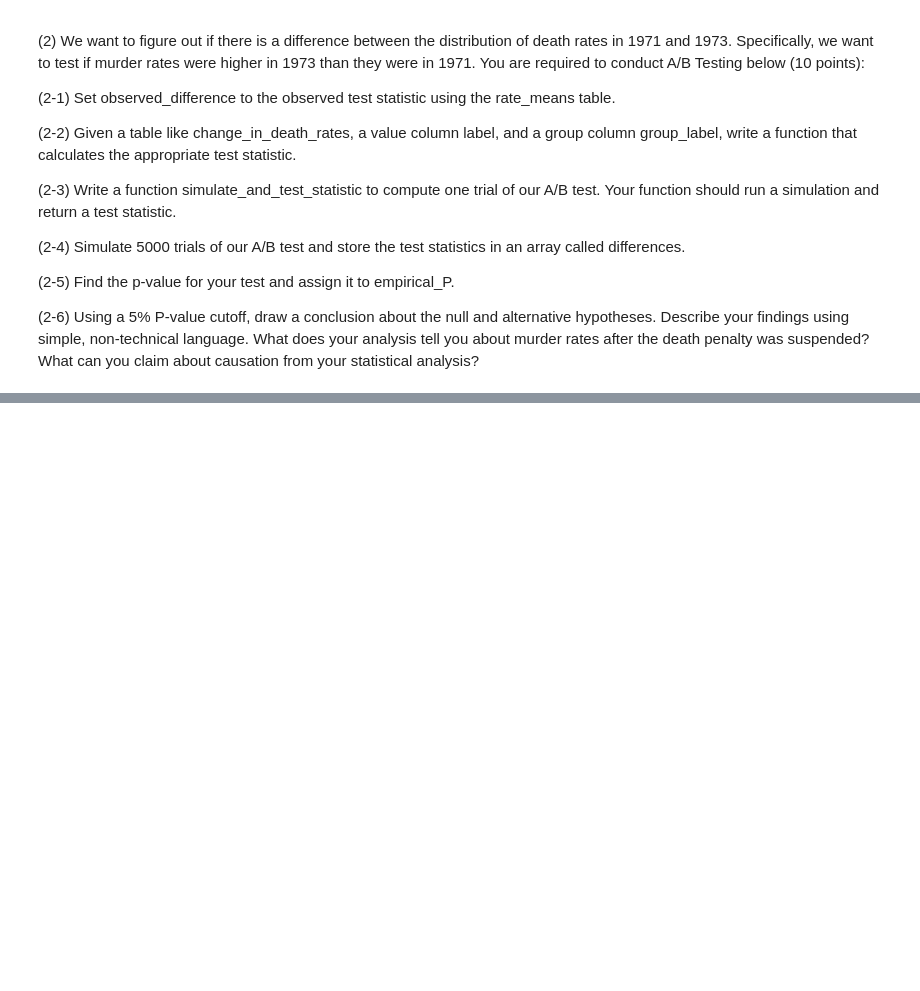
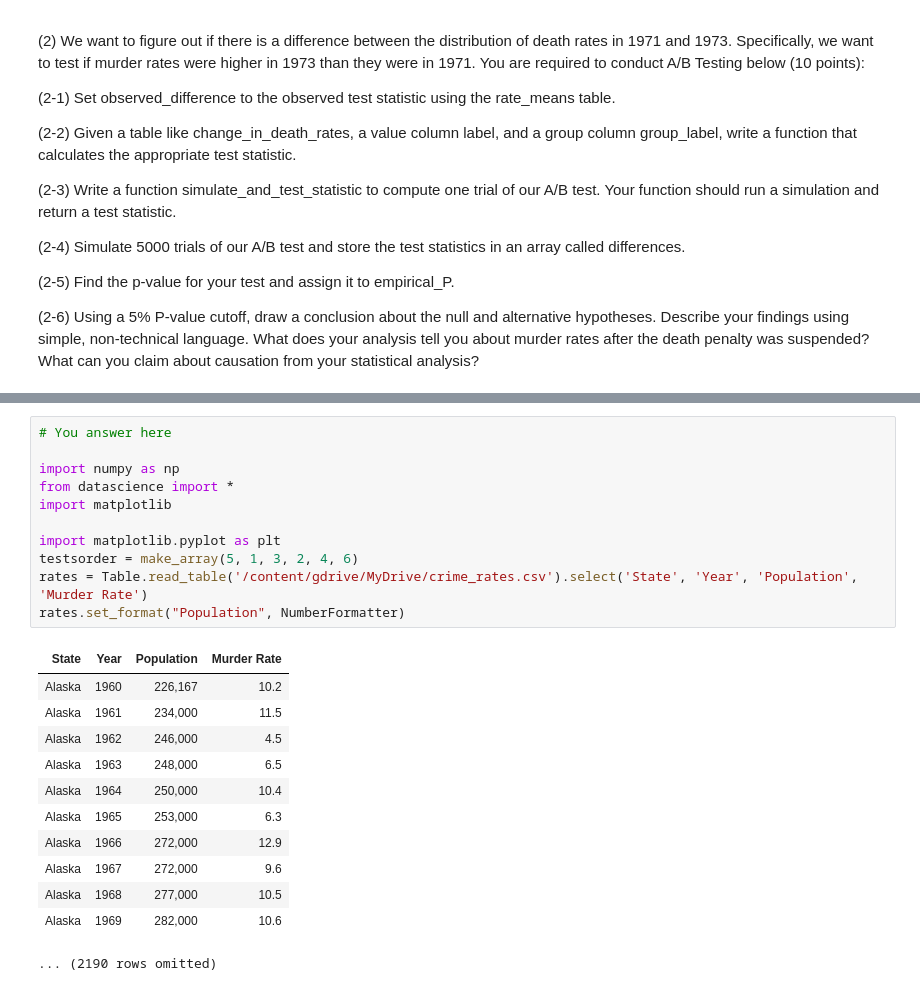
Before and after one commit to Aranagut/Tejaswini_INFO5502_Spring2022, a Jupyter notebook: lab_assignment_09.ipynb, the cells around one changed output, grey strips where cells are left out. Cells and saved outputs as stored; diff of their text form; blank space fills up the shorter version.

```diff
--- a/lab_assignment_09.ipynb
+++ b/lab_assignment_09.ipynb
@@ -316,0 +321,24 @@ df1
+# %%
+# You answer here
+
+import numpy as np
+from datascience import *
+import matplotlib
+
+import matplotlib.pyplot as plt
+testsorder = make_array(5, 1, 3, 2, 4, 6)
+rates = Table.read_table('/content/gdrive/MyDrive/crime_rates.csv').select('State', 'Year', 'Population', 'Murder Rate')
+rates.set_format("Population", NumberFormatter)
+# %% [output]
+| State | Year | Population | Murder Rate |
+| Alaska | 1960 | 226,167 | 10.2 |
+| Alaska | 1961 | 234,000 | 11.5 |
+| Alaska | 1962 | 246,000 | 4.5 |
+| Alaska | 1963 | 248,000 | 6.5 |
+| Alaska | 1964 | 250,000 | 10.4 |
+| Alaska | 1965 | 253,000 | 6.3 |
+| Alaska | 1966 | 272,000 | 12.9 |
+| Alaska | 1967 | 272,000 | 9.6 |
+| Alaska | 1968 | 277,000 | 10.5 |
+| Alaska | 1969 | 282,000 | 10.6 |
+... (2190 rows omitted)
```
Also changed, not shown: parts of 15 cells of this notebook.
